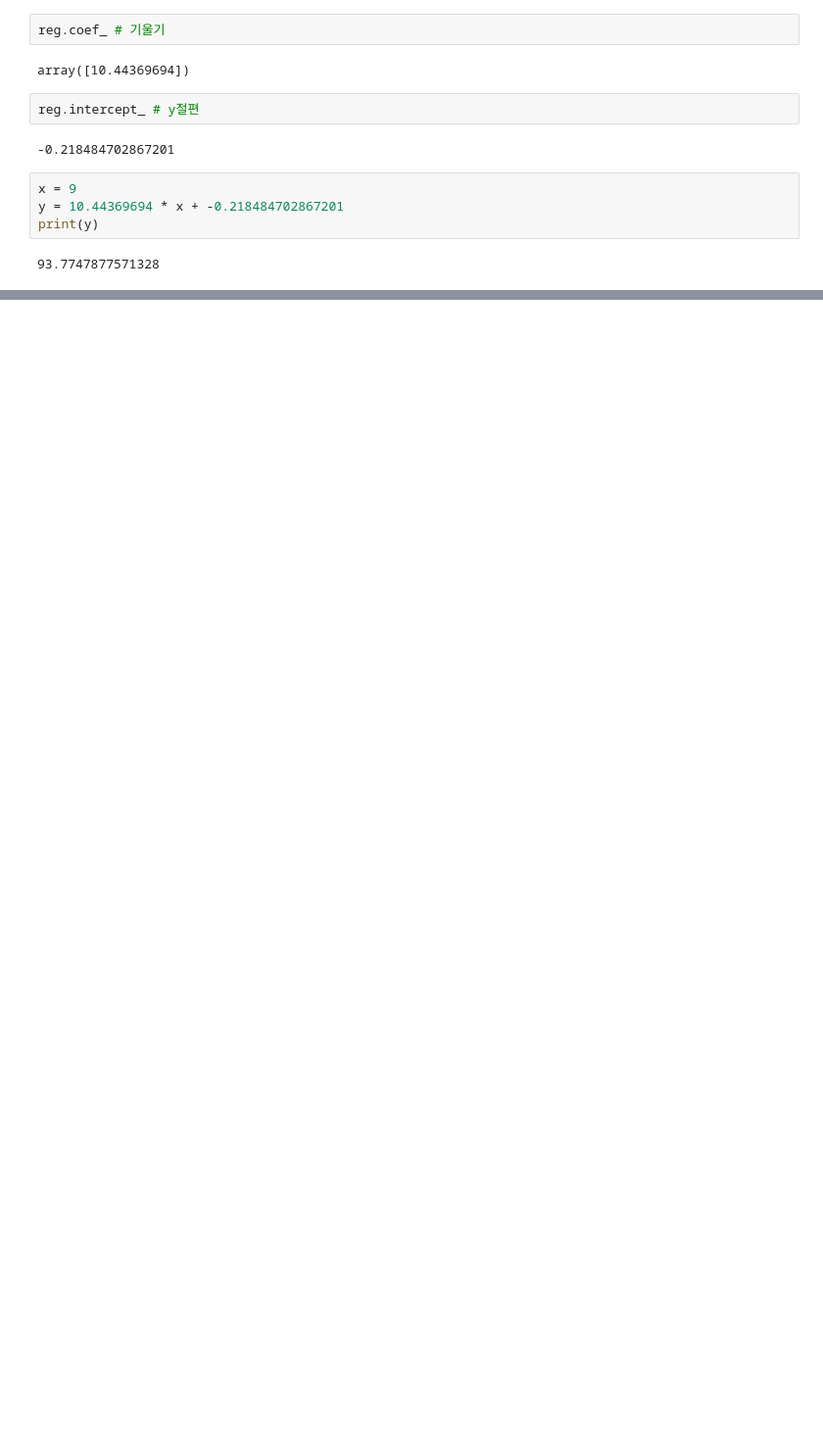
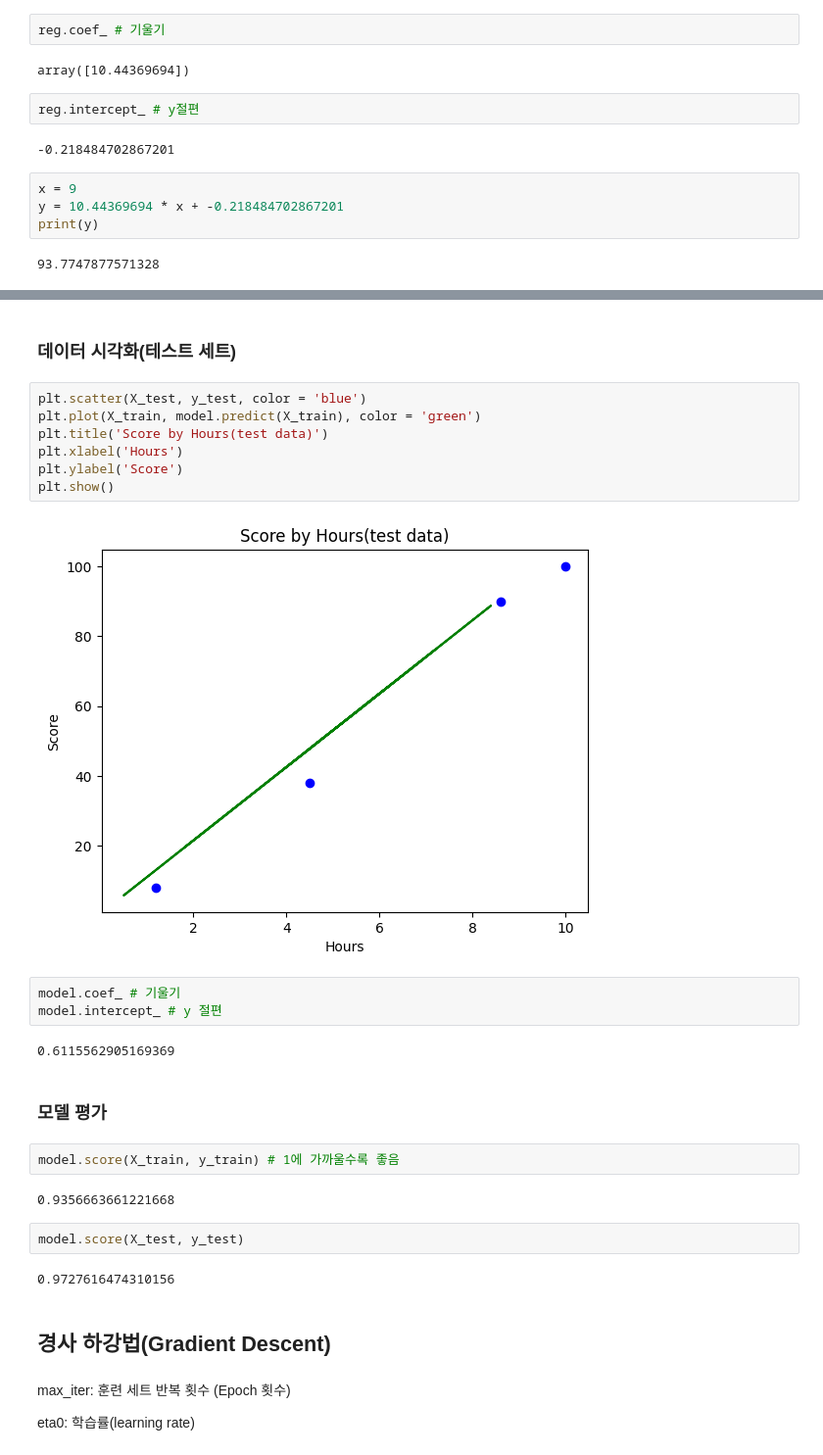
Before and after one commit to jhkr1/PythonML-MovieRecommendationSystem, a Jupyter notebook: 01_Linear_Regression.ipynb, the cells around one changed output, grey strips where cells are left out. Shown at 98% size. Cells and saved outputs as stored; diff of their text form; blank space fills up the shorter version.

```diff
--- a/01_Linear_Regression.ipynb
+++ b/01_Linear_Regression.ipynb
@@ -84,0 +186,32 @@ print(y)
+# %% [markdown]
+### 데이터 시각화(테스트 세트)
+# %%
+plt.scatter(X_test, y_test, color = 'blue')
+plt.plot(X_train, model.predict(X_train), color = 'green')
+plt.title('Score by Hours(test data)')
+plt.xlabel('Hours')
+plt.ylabel('Score')
+plt.show()
+# %% [output]
+[figure, added]
+# %%
+model.coef_ # 기울기
+model.intercept_ # y 절편
+# %% [output]
+0.6115562905169369
+# %% [markdown]
+### 모델 평가
+# %%
+model.score(X_train, y_train) # 1에 가까울수록 좋음
+# %% [output]
+0.9356663661221668
+# %%
+model.score(X_test, y_test)
+# %% [output]
+0.9727616474310156
+# %% [markdown]
+## 경사 하강법(Gradient Descent)
+# %% [markdown]
+max_iter: 훈련 세트 반복 횟수 (Epoch 횟수)
+
+eta0: 학습률(learning rate)
```
Also changed, not shown: parts of 20 cells of this notebook.
